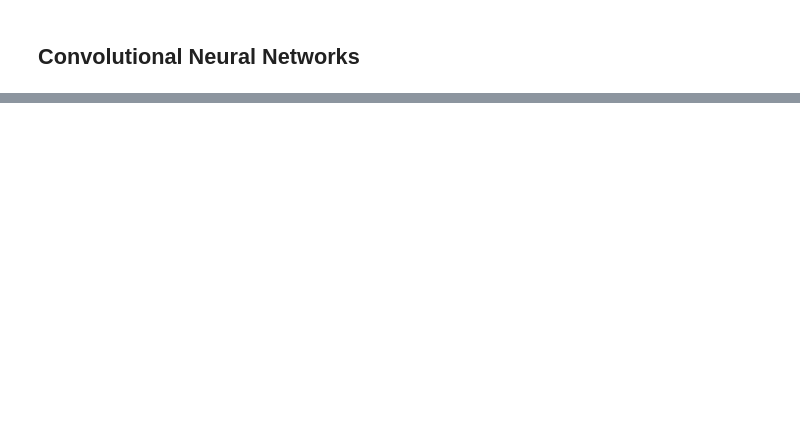
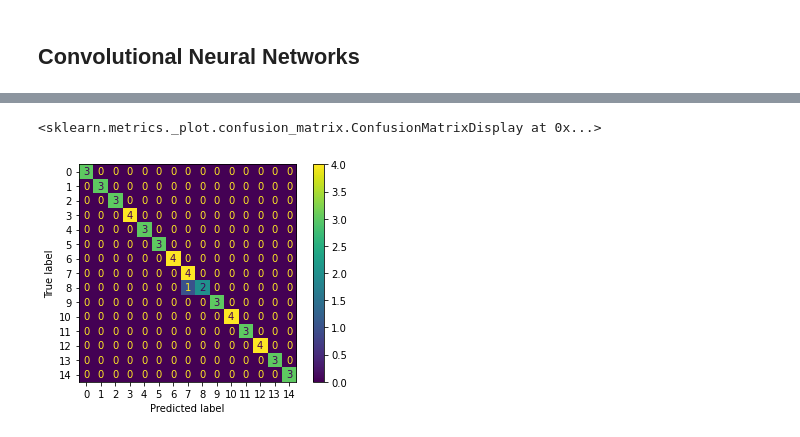
Before and after one commit to jeffcav/face-recog, a Jupyter notebook: yalefaces.ipynb, the cells around one changed output, grey strips where cells are left out. Cells and saved outputs as stored; diff of their text form; code cells hidden in the pictures; blank space fills up the shorter version.

```diff
--- a/yalefaces.ipynb
+++ b/yalefaces.ipynb
@@ -440,0 +419,5 @@ Epoch 50/50
+# %%
+print("Score (original):", cnn.evaluate(cnn_testX, cnn_test_y))
+y_pred = cnn.predict(cnn_testX)
+ConfusionMatrixDisplay.from_predictions(np.argmax(cnn_test_y, axis=1), np.argmax(y_pred, axis=1))
+# %% [output]
@@ -440,0 +427,2 @@ Epoch 50/50
+<sklearn.metrics._plot.confusion_matrix.ConfusionMatrixDisplay at 0x...>
+[figure, added]
```
Also changed, not shown: parts of 27 cells of this notebook, 2 other files.
